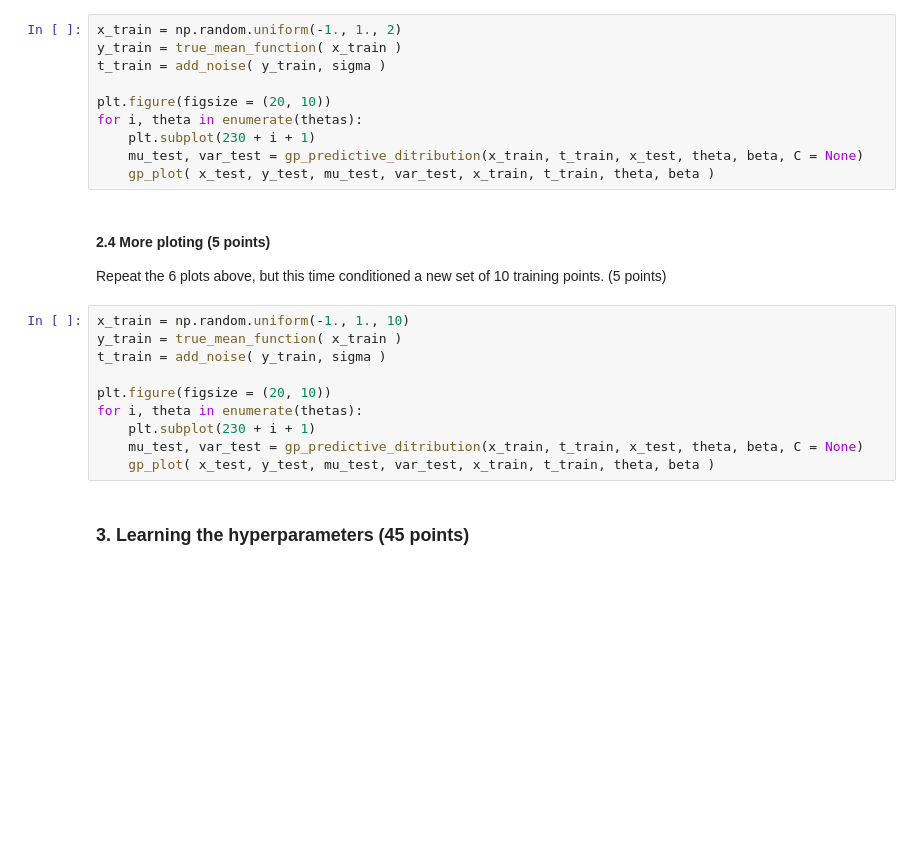
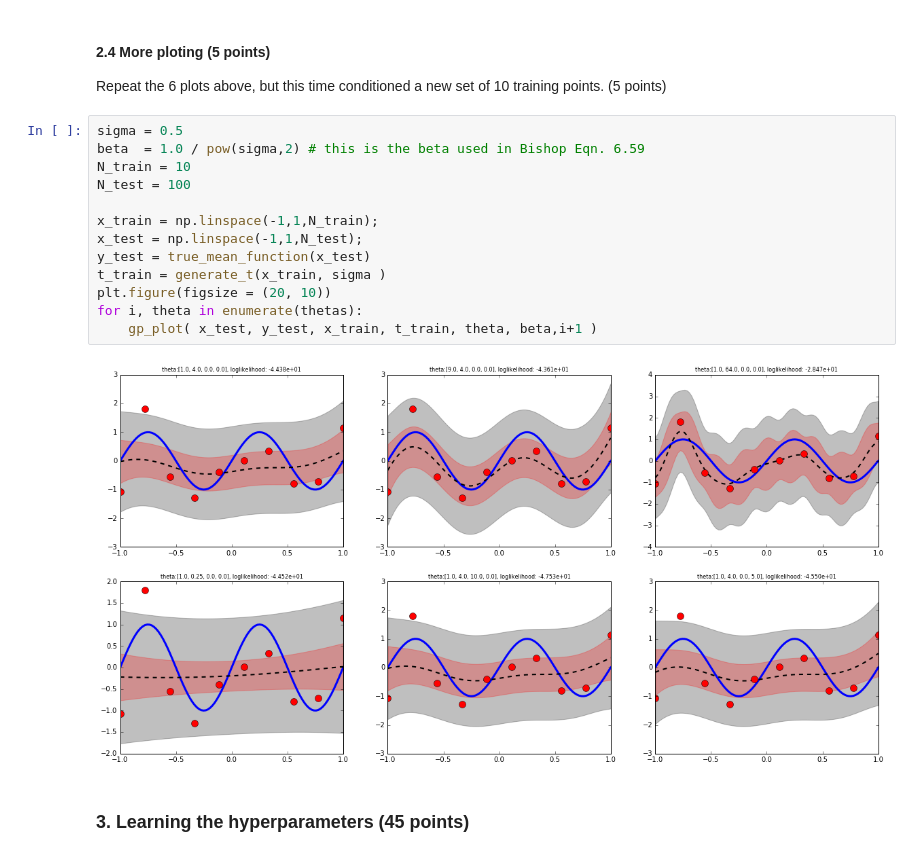
Before and after one commit to selBaez/machine-learning-1, a Jupyter notebook: lab3/Lab3.ipynb, the cells around one changed output. Drawn from its saved outputs; the diff is of its cells as text; blank space fills up the shorter version.

```diff
--- a/lab3/Lab3.ipynb
+++ b/lab3/Lab3.ipynb
@@ -259,26 +320,21 @@ def gp_plot( x_test, y_test, mu_test, var_test, x_train, t_train, theta, beta ):
-# %%
-x_train = np.random.uniform(-1., 1., 2)
-y_train = true_mean_function( x_train )
-t_train = add_noise( y_train, sigma )
-
-plt.figure(figsize = (20, 10))
-for i, theta in enumerate(thetas):
-    plt.subplot(230 + i + 1)
-    mu_test, var_test = gp_predictive_ditribution(x_train, t_train, x_test, theta, beta, C = None)
-    gp_plot( x_test, y_test, mu_test, var_test, x_train, t_train, theta, beta )
 # %% [markdown]
 #### 2.4 More ploting (5 points)
 Repeat the 6 plots above, but this time conditioned a new set of 10 training points. (5 points)
-# %%
-x_train = np.random.uniform(-1., 1., 10)
-y_train = true_mean_function( x_train )
-t_train = add_noise( y_train, sigma )
-
-plt.figure(figsize = (20, 10))
-for i, theta in enumerate(thetas):
-    plt.subplot(230 + i + 1)
-    mu_test, var_test = gp_predictive_ditribution(x_train, t_train, x_test, theta, beta, C = None)
-    gp_plot( x_test, y_test, mu_test, var_test, x_train, t_train, theta, beta )
+# %%
+sigma = 0.5
+beta  = 1.0 / pow(sigma,2) # this is the beta used in Bishop Eqn. 6.59
+N_train = 10
+N_test = 100
+
+x_train = np.linspace(-1,1,N_train);
+x_test = np.linspace(-1,1,N_test);
+y_test = true_mean_function(x_test)
+t_train = generate_t(x_train, sigma )
+plt.figure(figsize = (20, 10))
+for i, theta in enumerate(thetas):
+    gp_plot( x_test, y_test, x_train, t_train, theta, beta,i+1 )
+# %% [output]
+[figure, added]
 # %% [markdown]
 ### 3. Learning the hyperparameters (45 points)
 # %% [markdown]
```
Also changed, not shown: parts of 14 cells of this notebook, 1 other file.
